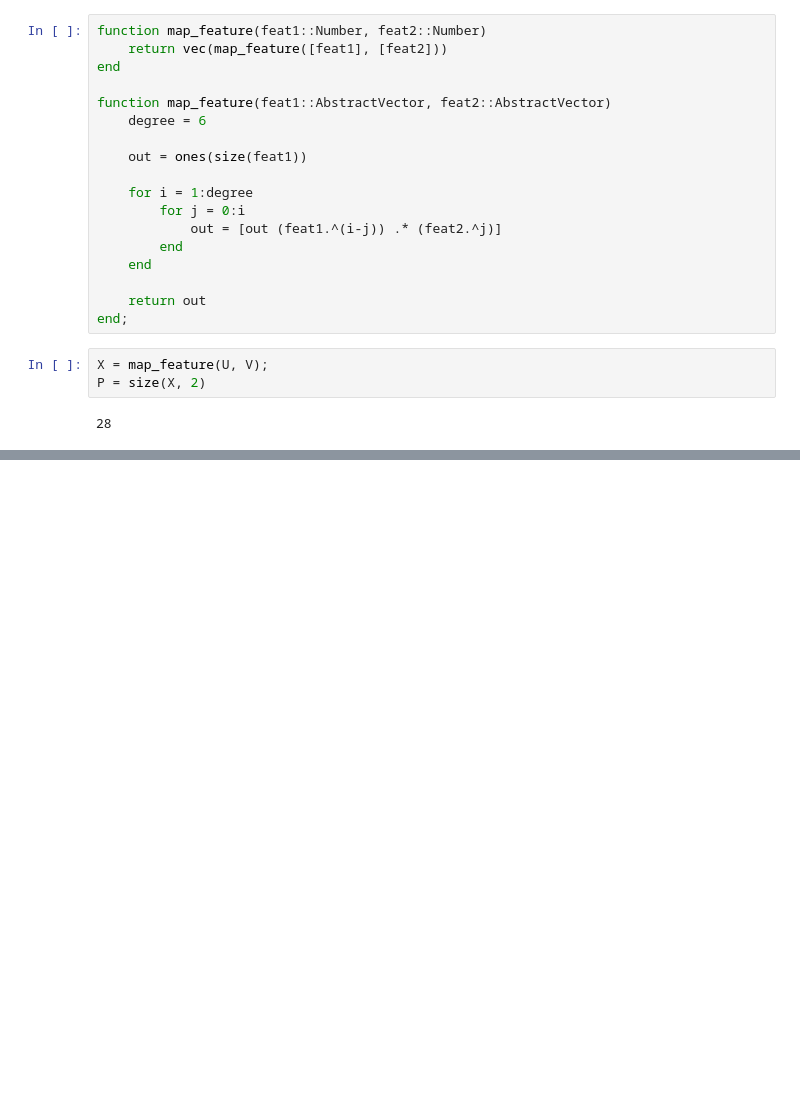
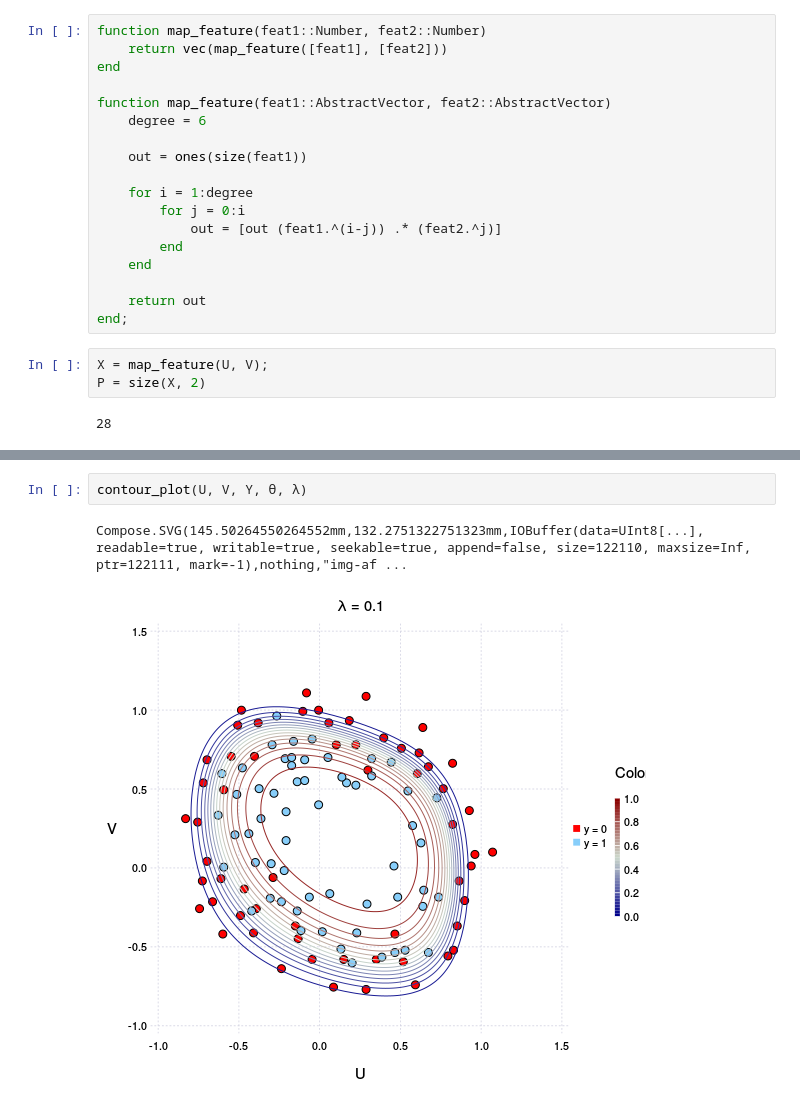
Before and after one commit to ConradScott/IJuliaSamples, a Jupyter notebook: OpenClassroom Machine Learning/Exercise 5 - Regularized logistic regression.ipynb, the cells around one changed output, grey strips where cells are left out. Saved outputs shown, nothing was run; the diff lists cells and outputs as text; blank space fills up the shorter version.

```diff
--- a/OpenClassroom Machine Learning/Exercise 5 - Regularized logistic regression.ipynb
+++ b/OpenClassroom Machine Learning/Exercise 5 - Regularized logistic regression.ipynb
@@ -158,0 +235,5 @@ plot(J)
+# %%
+contour_plot(U, V, Y, θ, λ)
+# %% [output]
+Compose.SVG(145.50264550264552mm,132.2751322751323mm,IOBuffer(data=UInt8[...], readable=true, writable=true, seekable=true, append=false, size=122110, maxsize=Inf, ptr=122111, mark=-1),nothing,"img-af ...
+[figure, added]
```
Also changed, not shown: parts of 27 cells of this notebook, 1 other file.
